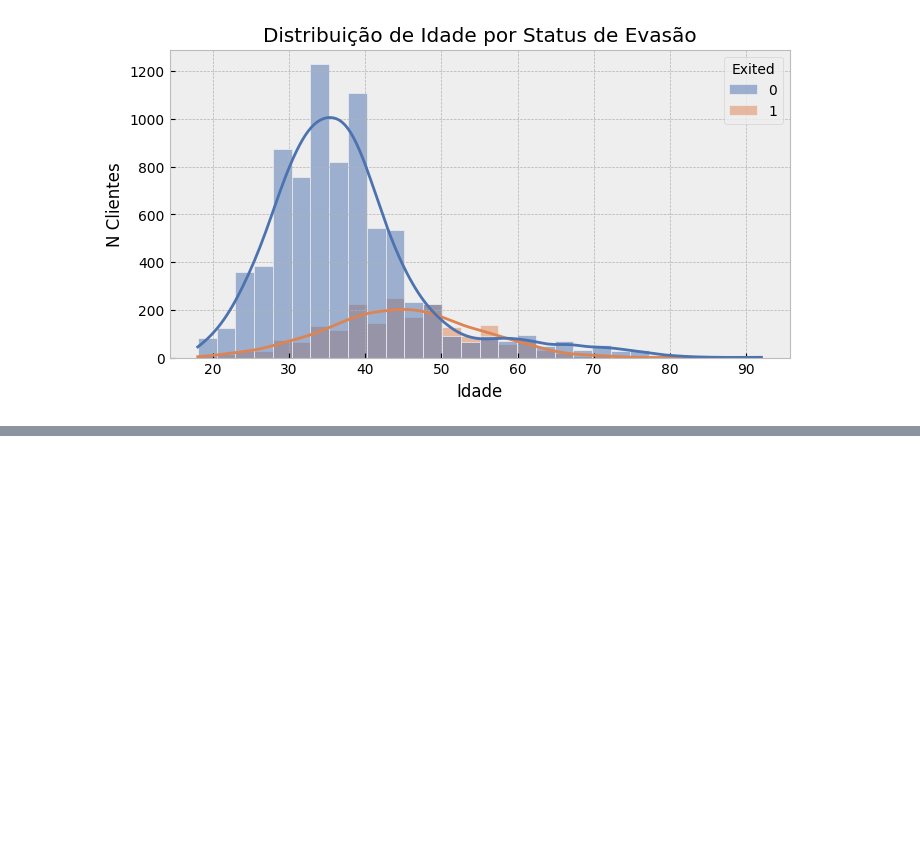
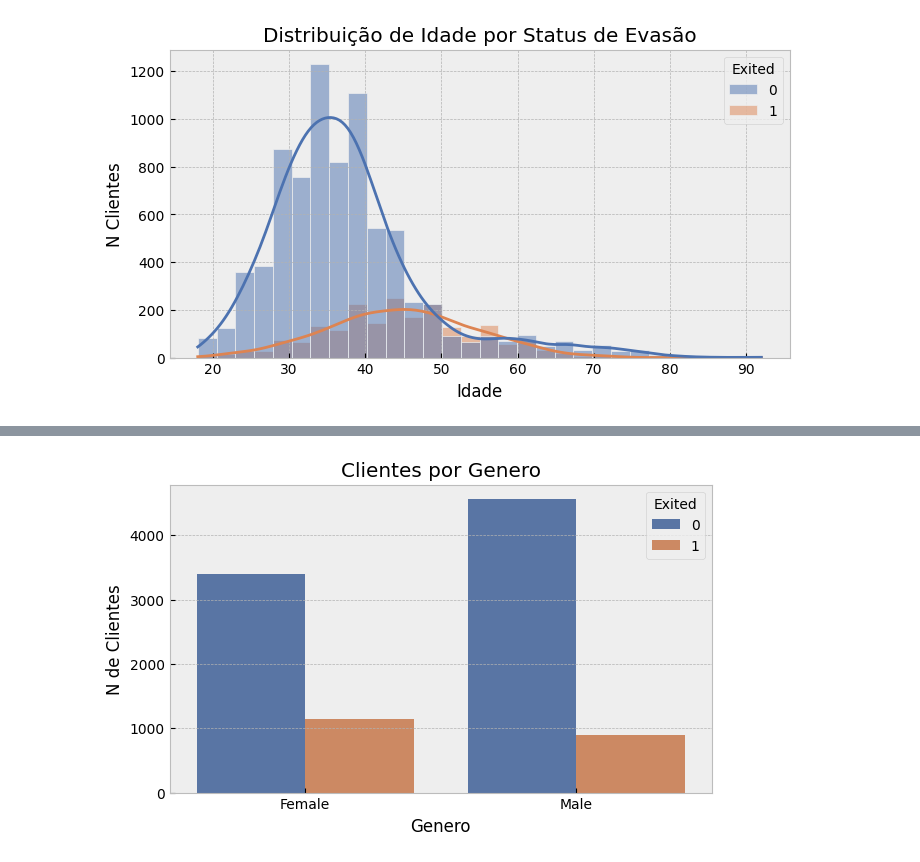
Before and after one commit to dusouza01/Modelagem-de-Churn, a Jupyter notebook: Portifolio_Churn_Modelling.ipynb, the cells around one changed output, grey strips where cells are left out. Cells and saved outputs as stored; diff of their text form; code cells hidden in the pictures; blank space fills up the shorter version.

```diff
--- a/Portifolio_Churn_Modelling.ipynb
+++ b/Portifolio_Churn_Modelling.ipynb
@@ -323,0 +351,10 @@ plt.show()
+# %%
+PALETA = ['#4C72B0', '#DD8452']
+plt.figure(figsize=(7, 4))
+sns.countplot(data=df, x='Gender', hue= 'Exited',palette=[PALETA[0], PALETA[1]])
+plt.xlabel('Genero')
+plt.ylabel('N de Clientes')
+plt.title('Clientes por Genero')
+plt.show()
+# %% [output]
+[figure, added]
```
Also changed, not shown: parts of 10 cells of this notebook.
